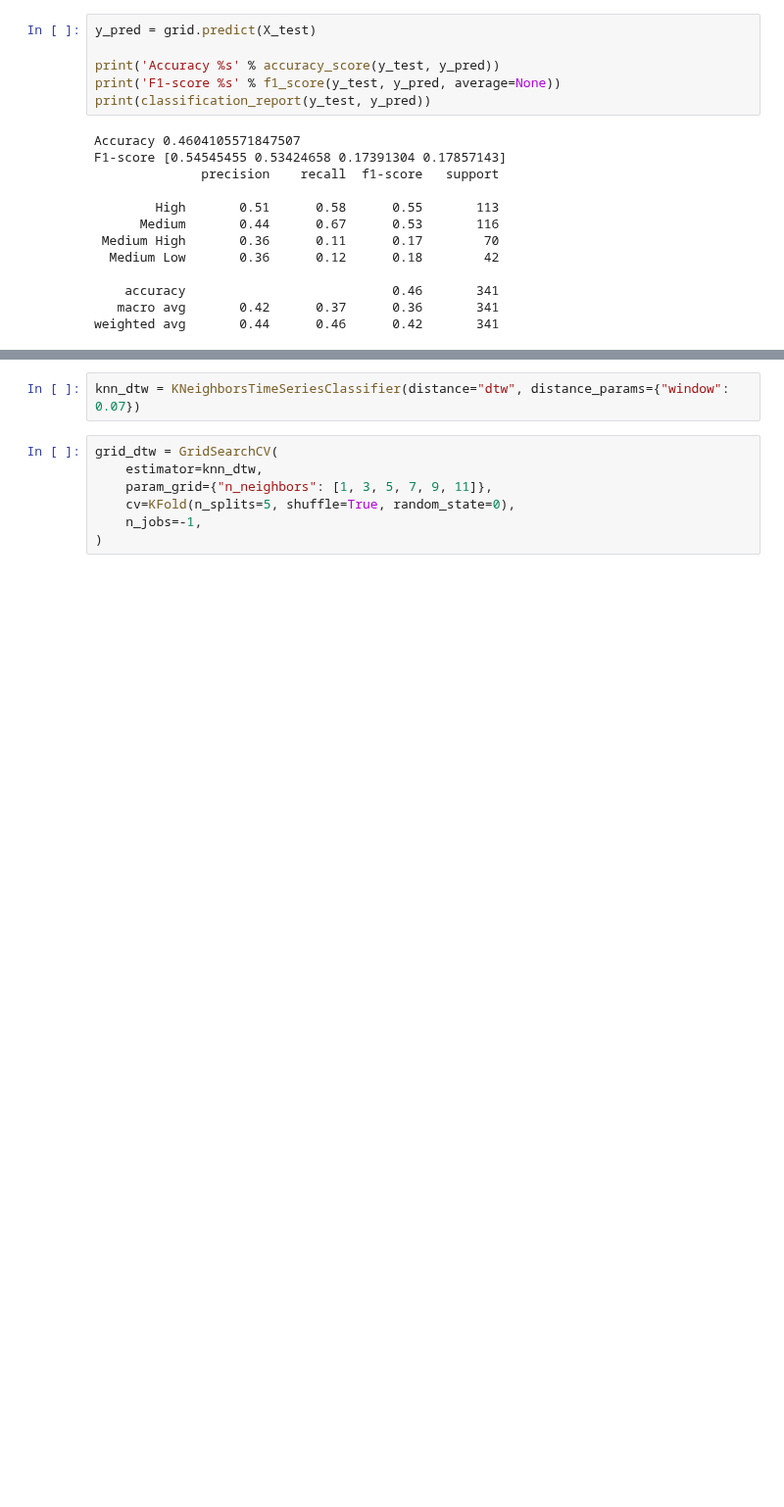
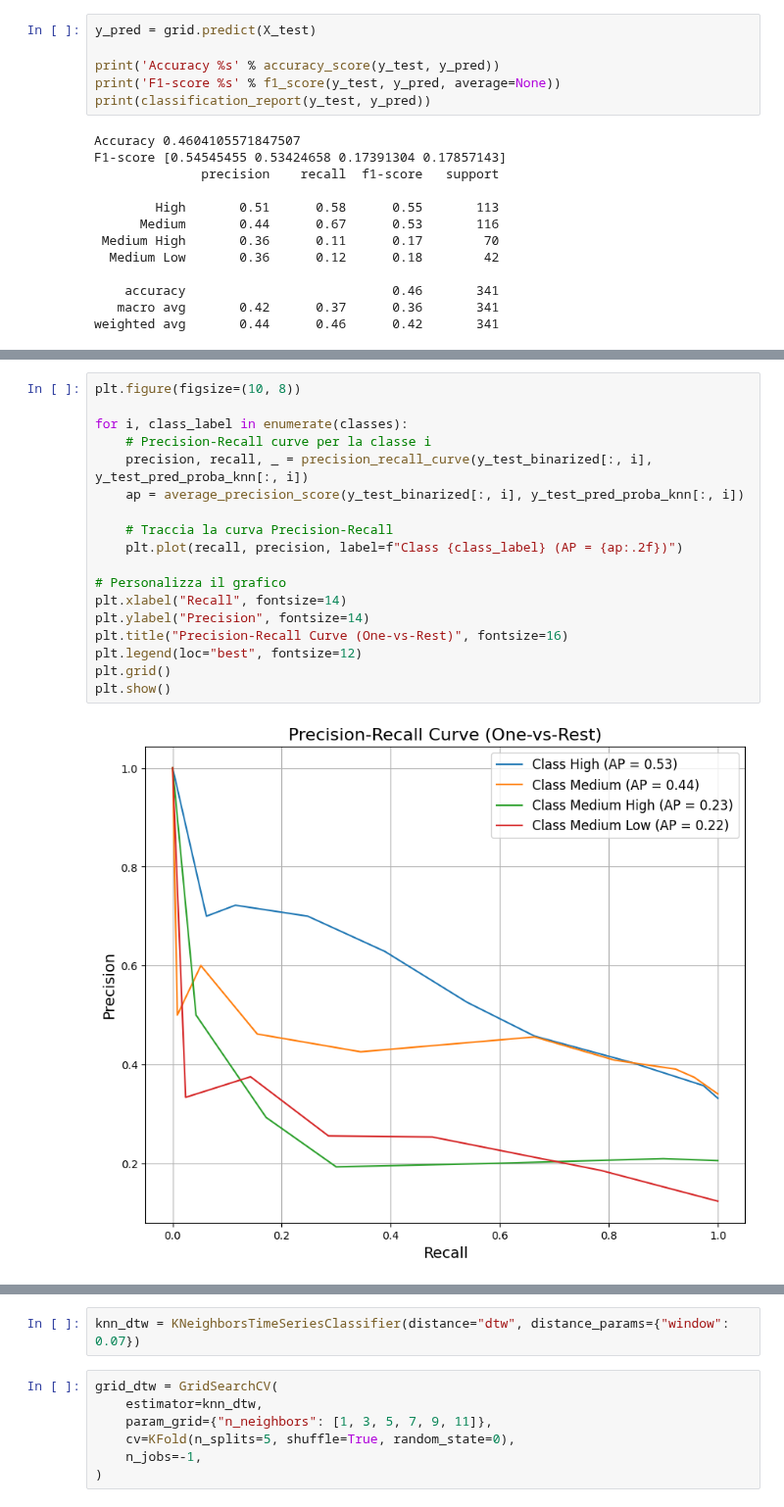
Before and after one commit to luigiascio/Data-Mining-2, a Jupyter notebook: time_series/shapelets_classification.ipynb, the cells around one changed output, grey strips where cells are left out. Shown at 98% size. Drawn from its saved outputs; the diff is of its cells as text; blank space fills up the shorter version.

```diff
--- a/time_series/shapelets_classification.ipynb
+++ b/time_series/shapelets_classification.ipynb
@@ -437,0 +532,20 @@ weighted avg       0.44      0.46      0.42       341
+# %%
+plt.figure(figsize=(10, 8))
+
+for i, class_label in enumerate(classes):
+    # Precision-Recall curve per la classe i
+    precision, recall, _ = precision_recall_curve(y_test_binarized[:, i], y_test_pred_proba_knn[:, i])
+    ap = average_precision_score(y_test_binarized[:, i], y_test_pred_proba_knn[:, i])
+
+    # Traccia la curva Precision-Recall
+    plt.plot(recall, precision, label=f"Class {class_label} (AP = {ap:.2f})")
+
+# Personalizza il grafico
+plt.xlabel("Recall", fontsize=14)
+plt.ylabel("Precision", fontsize=14)
+plt.title("Precision-Recall Curve (One-vs-Rest)", fontsize=16)
+plt.legend(loc="best", fontsize=12)
+plt.grid()
+plt.show()
+# %% [output]
+[figure, added]
```
Also changed, not shown: parts of 37 cells of this notebook.
